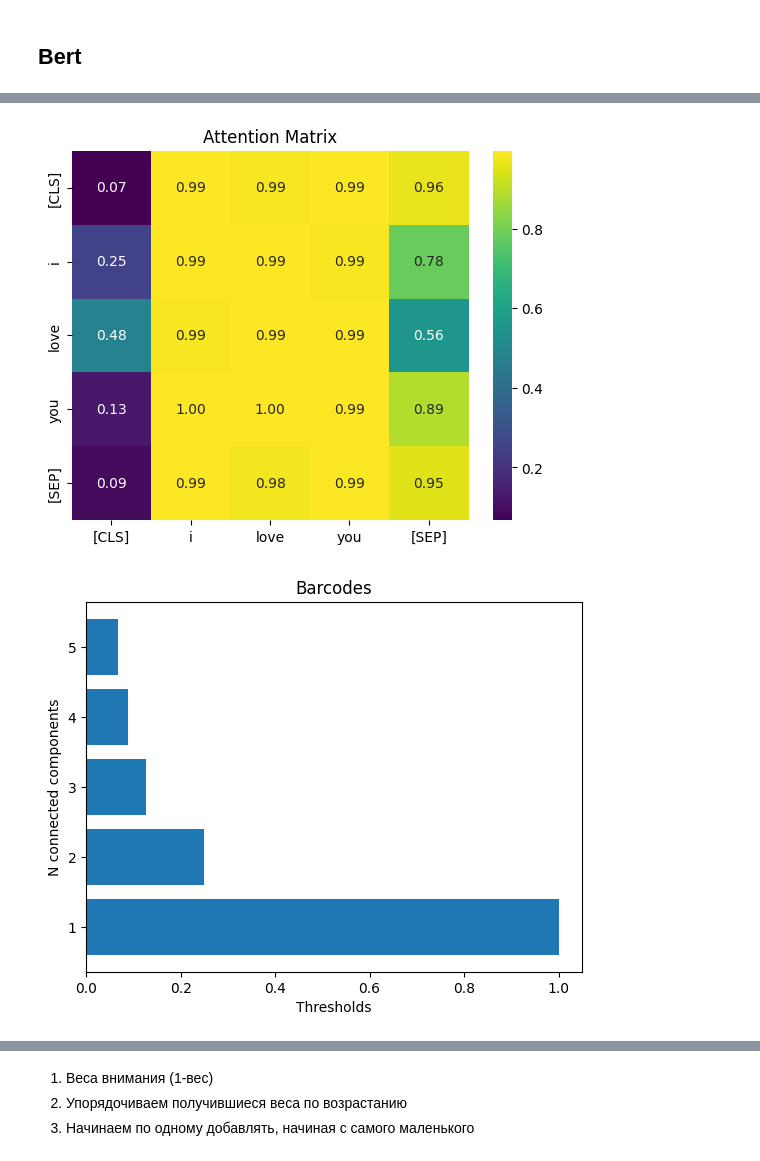
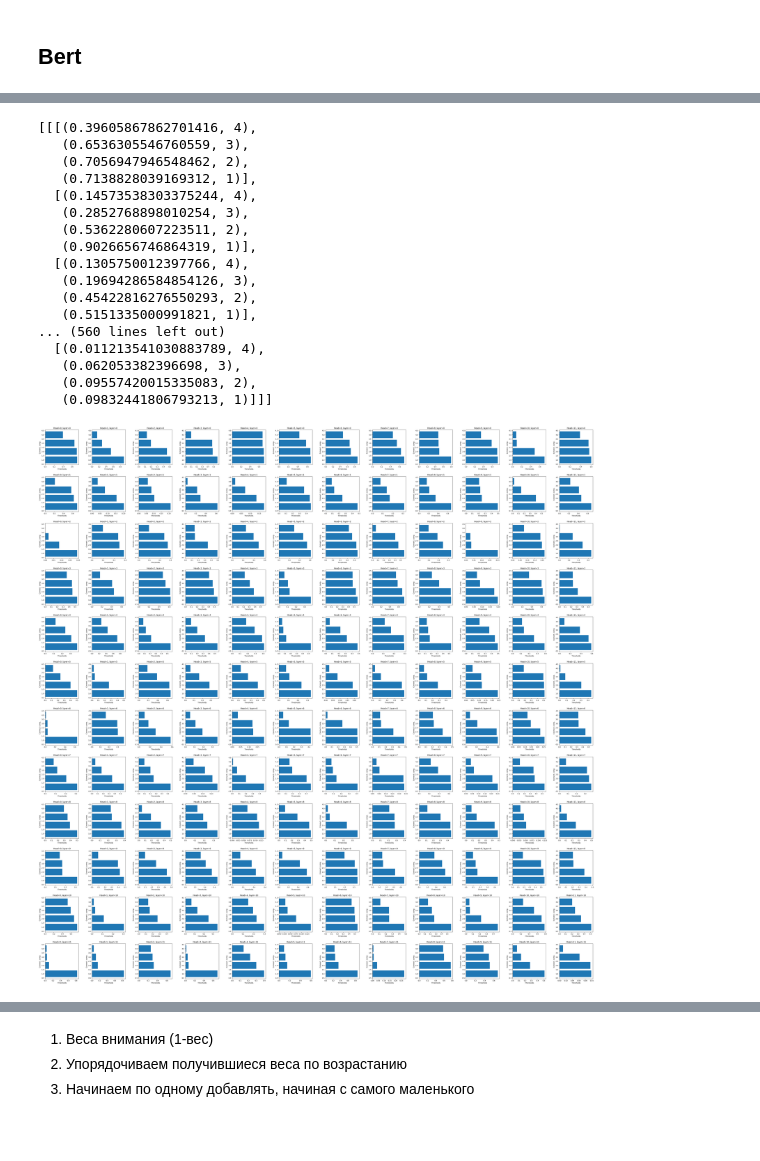
Before and after one commit to Yessense/attn_map_analysis, a Jupyter notebook: bert.ipynb, the cells around one changed output, grey strips where cells are left out. Saved outputs shown, nothing was run; the diff lists cells and outputs as text; code cells hidden in the pictures; blank space fills up the shorter version.

```diff
--- a/bert.ipynb
+++ b/bert.ipynb
@@ -151,7 +193,26 @@ attention
 # %%
-plot_barcodes(attention, 1, 6, tokens=tokens)
+plot_barcodes(attention,
+              layers=None,
+              heads=None,
+              tokens=tokens)
 # %% [output]
+[[[(0.39605867862701416, 4),
+   (0.6536305546760559, 3),
+   (0.7056947946548462, 2),
+   (0.7138828039169312, 1)],
+  [(0.14573538303375244, 4),
+   (0.2852768898010254, 3),
+   (0.5362280607223511, 2),
+   (0.9026656746864319, 1)],
+  [(0.1305750012397766, 4),
+   (0.19694286584854126, 3),
+   (0.45422816276550293, 2),
+   (0.5151335000991821, 1)],
+... (560 lines left out)
+  [(0.011213541030883789, 4),
+   (0.062053382396698, 3),
+   (0.09557420015335083, 2),
+   (0.09832441806793213, 1)]]]
-[figure, old version]
+[figure, new version]
-[figure, removed]
 # %%
 model_view(attention, tokens)
```
Also changed, not shown: parts of 12 cells of this notebook, 4 other files.
